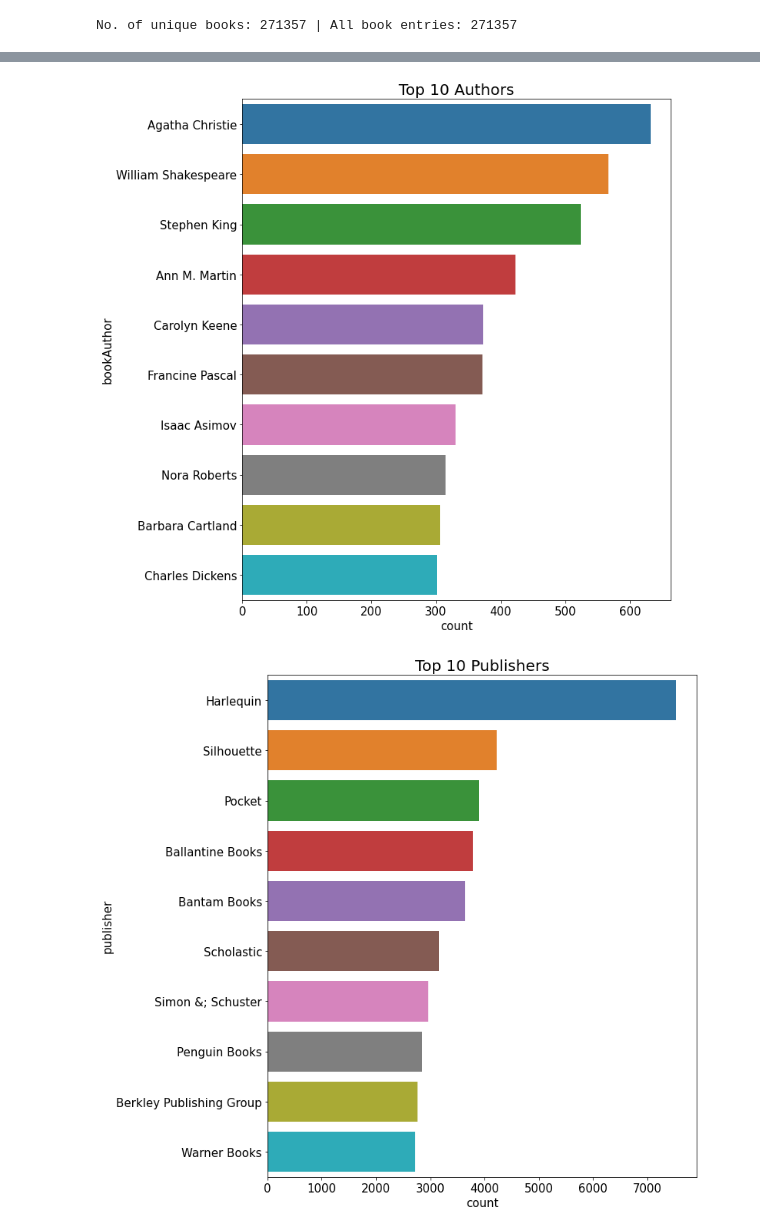
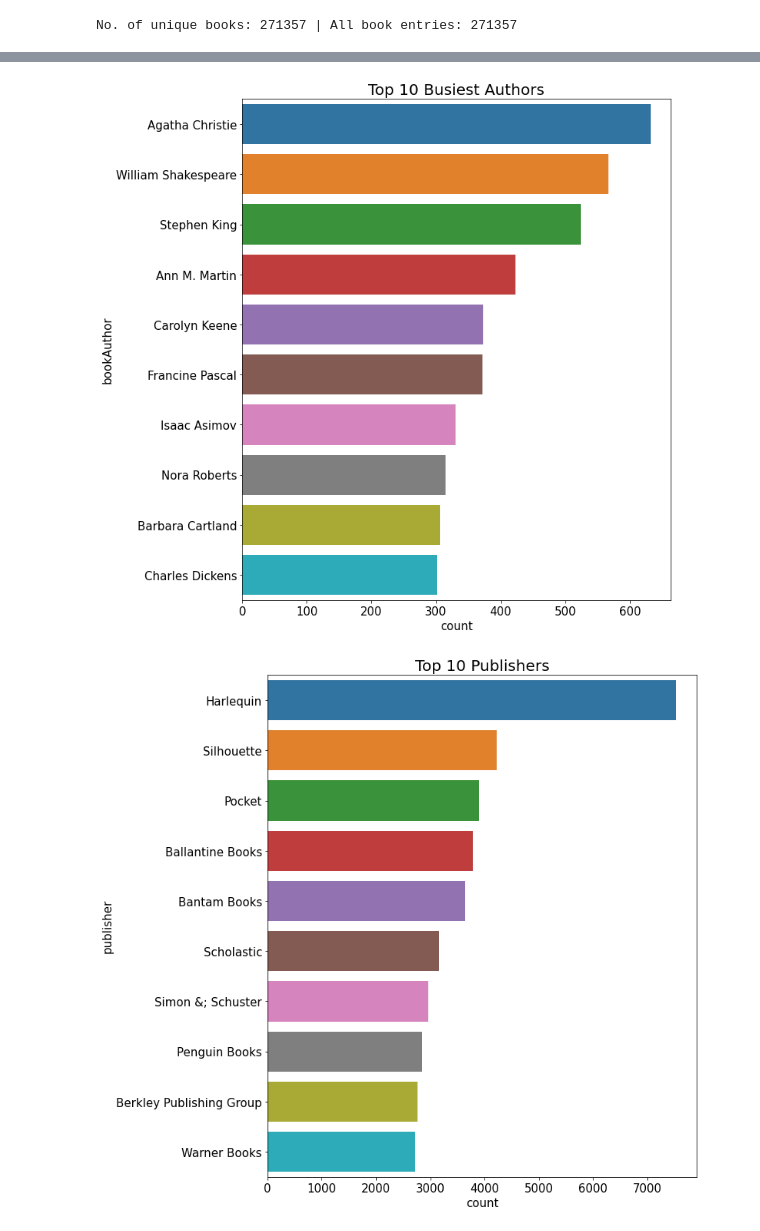
Before and after one commit to mohsenMahmoodzadeh/book-crossing-recommender-system, a Jupyter notebook: Data_Preprocessing.ipynb, the cells around one changed output, grey strips where cells are left out. Drawn from its saved outputs; the diff is of its cells as text; code cells hidden in the pictures.

```diff
--- a/Data_Preprocessing.ipynb
+++ b/Data_Preprocessing.ipynb
@@ -220,7 +241,7 @@ barplot(books,'bookTitle','Top 10 Books')
 # %%
-barplot(books,'bookAuthor','Top 10 Authors')
+barplot(books,'bookAuthor','Top 10 Busiest Authors')
 # %% [output]
-[figure, old version]
+[figure, new version]
 # %%
 barplot(books,'publisher','Top 10 Publishers')
 # %% [output]
```
Also changed, not shown: parts of 7 cells of this notebook.
